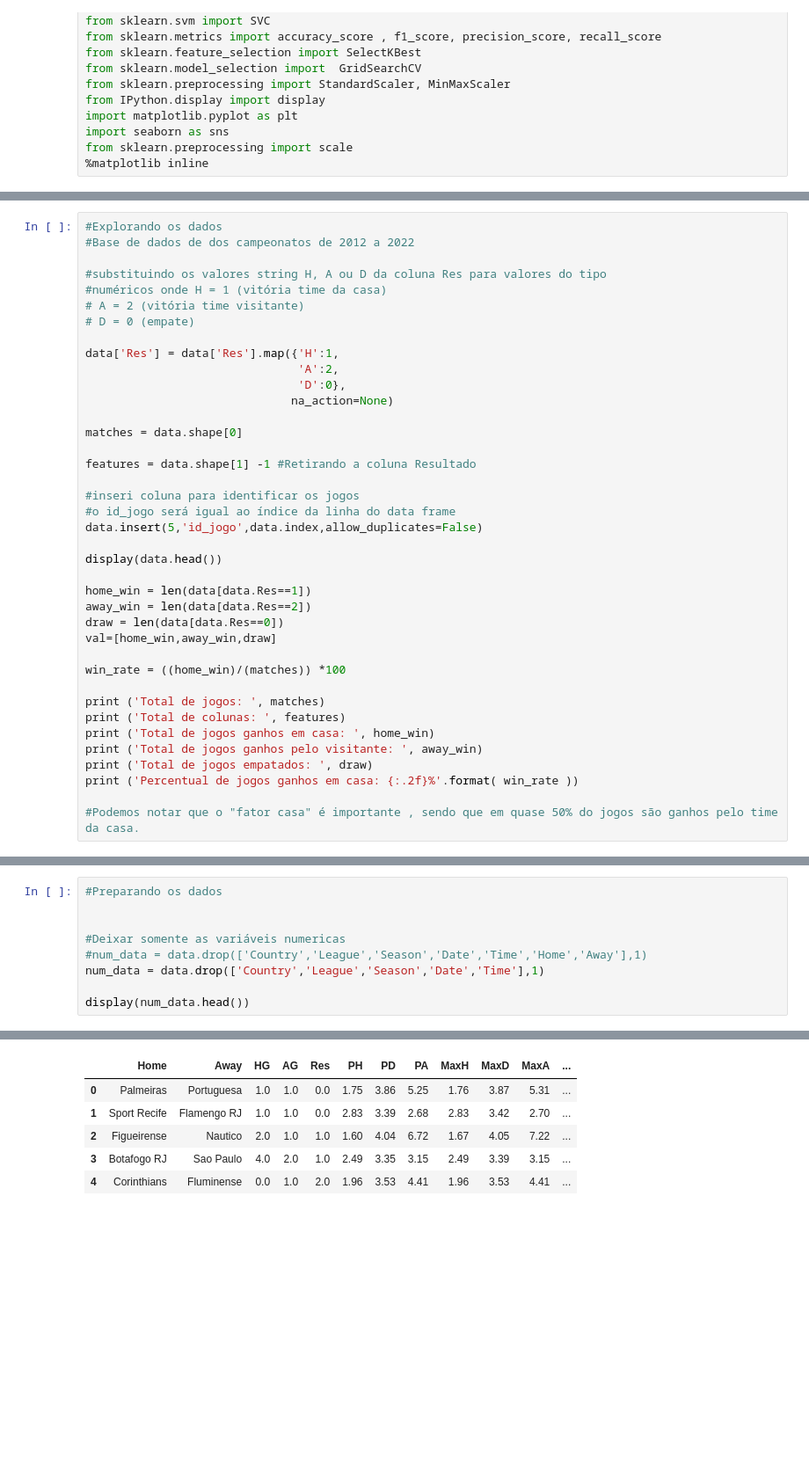
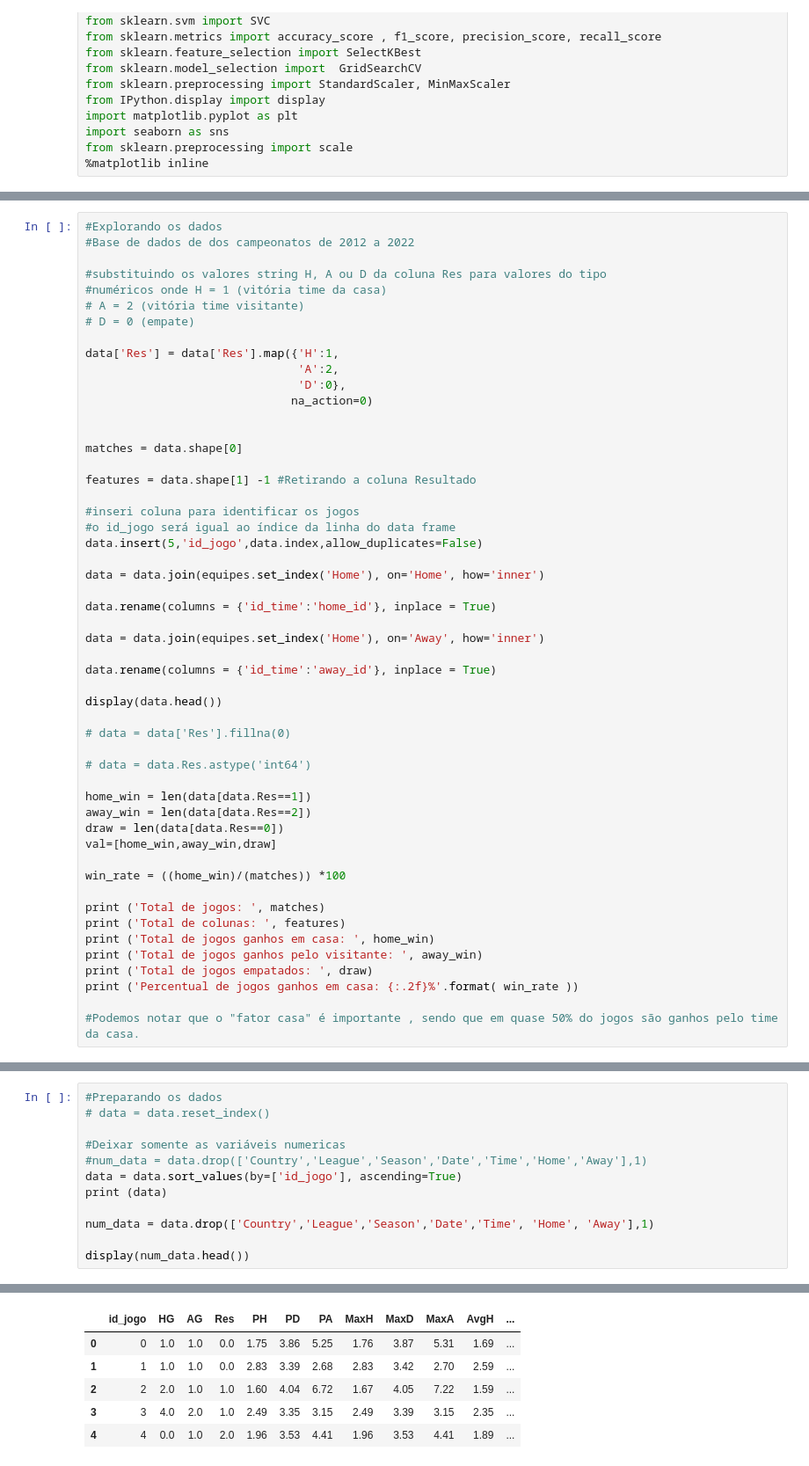
Before and after one commit to csbozo/teste, a Jupyter notebook: teste_previsao_brasileiro_2022.ipynb, the cells around one changed output, grey strips where cells are left out. Shown at 88% size. Saved outputs shown, nothing was run; the diff lists cells and outputs as text; blank space fills up the shorter version.

```diff
--- a/teste_previsao_brasileiro_2022.ipynb
+++ b/teste_previsao_brasileiro_2022.ipynb
@@ -89,7 +92,8 @@ display(data.head())
 data['Res'] = data['Res'].map({'H':1,
                                'A':2,
                                'D':0},
-                              na_action=None)
+                              na_action=0)
+
 
 matches = data.shape[0]
 
@@ -99,7 +103,19 @@ features = data.shape[1] -1 #Retirando a coluna Resultado
 #o id_jogo será igual ao índice da linha do data frame
 data.insert(5,'id_jogo',data.index,allow_duplicates=False)
 
+data = data.join(equipes.set_index('Home'), on='Home', how='inner')
+
+data.rename(columns = {'id_time':'home_id'}, inplace = True)
+
+data = data.join(equipes.set_index('Home'), on='Away', how='inner')
+
+data.rename(columns = {'id_time':'away_id'}, inplace = True)
+
 display(data.head())
+
+# data = data['Res'].fillna(0)
+
+# data = data.Res.astype('int64')
 
 home_win = len(data[data.Res==1])
 away_win = len(data[data.Res==2])
@@ -141,10 +158,13 @@ plt.show()
 # %%
 #Preparando os dados
-
+# data = data.reset_index()
 
 #Deixar somente as variáveis numericas
 #num_data = data.drop(['Country','League','Season','Date','Time','Home','Away'],1)
-num_data = data.drop(['Country','League','Season','Date','Time'],1)
+data = data.sort_values(by=['id_jogo'], ascending=True)
+print (data)
+
+num_data = data.drop(['Country','League','Season','Date','Time', 'Home', 'Away'],1)
 
 display(num_data.head())
 # %% [output]
@@ -151,6 +188,6 @@ display(num_data.head())
-|  | Home | Away | HG | AG | Res | PH | PD | PA | MaxH | MaxD | MaxA | ... |
-| 0 | Palmeiras | Portuguesa | 1.0 | 1.0 | 0.0 | 1.75 | 3.86 | 5.25 | 1.76 | 3.87 | 5.31 | ... |
-| 1 | Sport Recife | Flamengo RJ | 1.0 | 1.0 | 0.0 | 2.83 | 3.39 | 2.68 | 2.83 | 3.42 | 2.70 | ... |
-| 2 | Figueirense | Nautico | 2.0 | 1.0 | 1.0 | 1.60 | 4.04 | 6.72 | 1.67 | 4.05 | 7.22 | ... |
-| 3 | Botafogo RJ | Sao Paulo | 4.0 | 2.0 | 1.0 | 2.49 | 3.35 | 3.15 | 2.49 | 3.39 | 3.15 | ... |
-| 4 | Corinthians | Fluminense | 0.0 | 1.0 | 2.0 | 1.96 | 3.53 | 4.41 | 1.96 | 3.53 | 4.41 | ... |
+|  | id_jogo | HG | AG | Res | PH | PD | PA | MaxH | MaxD | MaxA | AvgH | ... |
+| 0 | 0 | 1.0 | 1.0 | 0.0 | 1.75 | 3.86 | 5.25 | 1.76 | 3.87 | 5.31 | 1.69 | ... |
+| 1 | 1 | 1.0 | 1.0 | 0.0 | 2.83 | 3.39 | 2.68 | 2.83 | 3.42 | 2.70 | 2.59 | ... |
+| 2 | 2 | 2.0 | 1.0 | 1.0 | 1.60 | 4.04 | 6.72 | 1.67 | 4.05 | 7.22 | 1.59 | ... |
+| 3 | 3 | 4.0 | 2.0 | 1.0 | 2.49 | 3.35 | 3.15 | 2.49 | 3.39 | 3.15 | 2.35 | ... |
+| 4 | 4 | 0.0 | 1.0 | 2.0 | 1.96 | 3.53 | 4.41 | 1.96 | 3.53 | 4.41 | 1.89 | ... |
```
Also changed, not shown: parts of 19 cells of this notebook.
